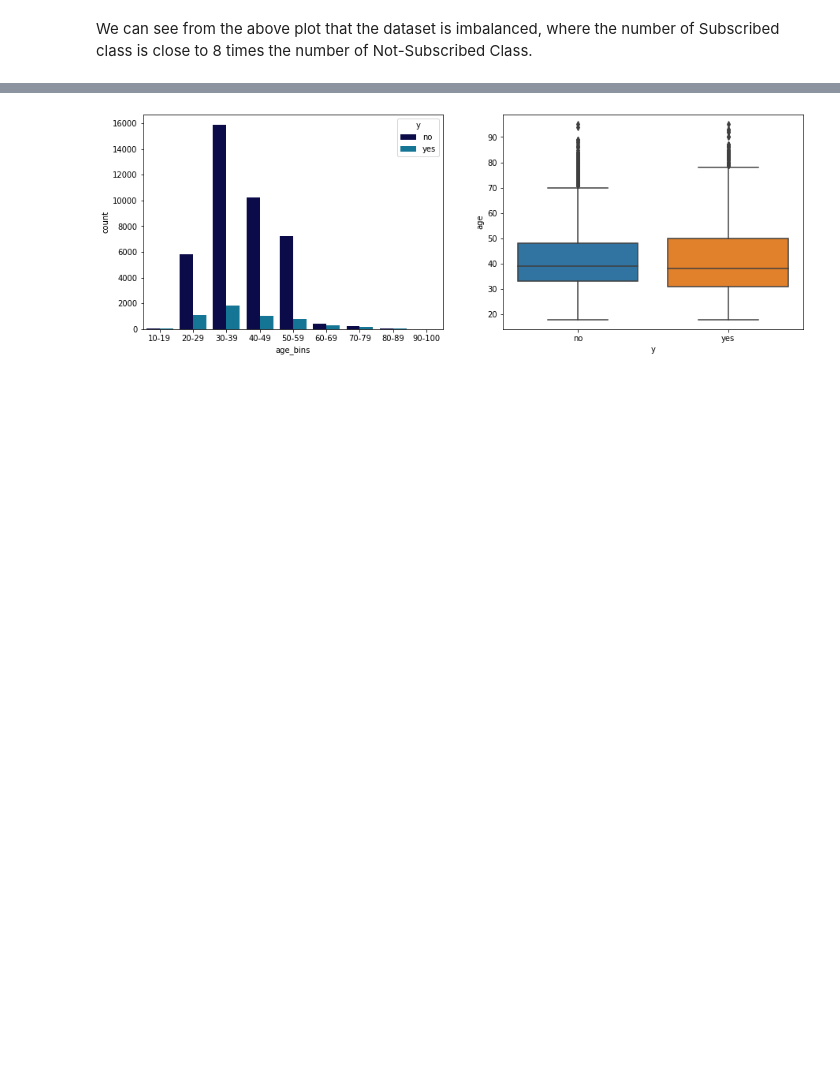
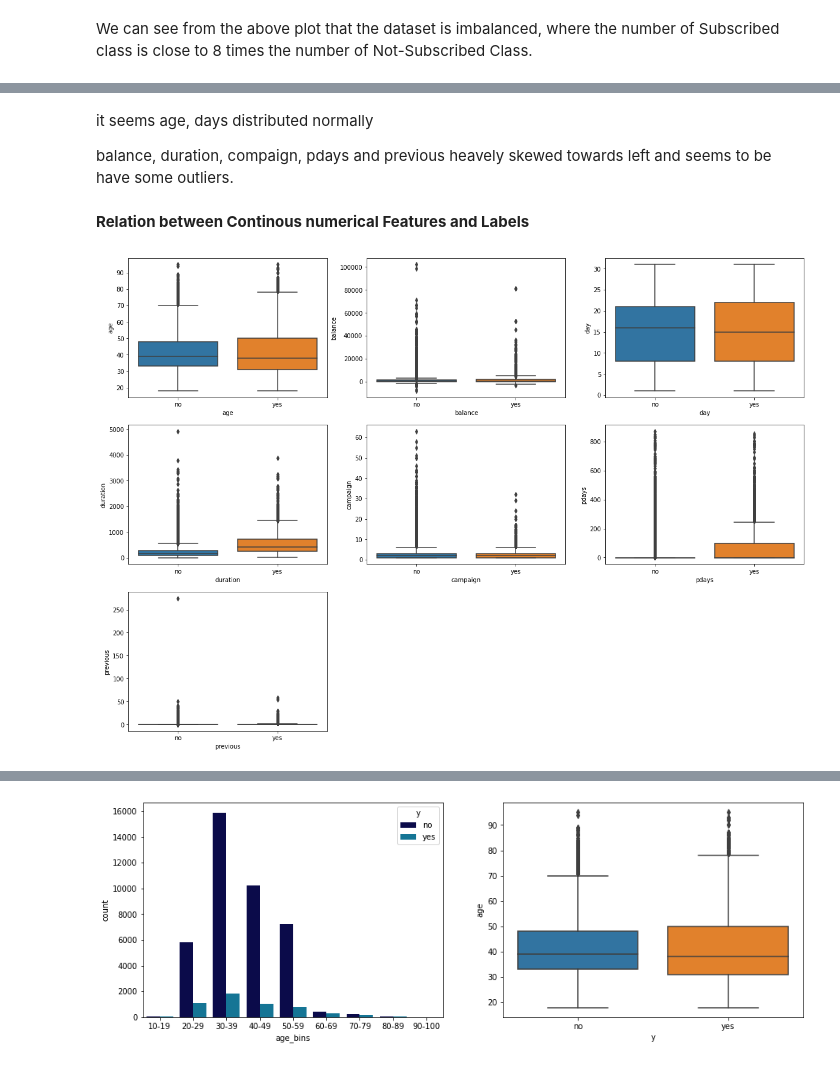
Before and after one commit to niteshgajakosh/Bank-Marketing-Effectiveness-Prediction, a Jupyter notebook: Bank_Marketing_Effectiveness_Prediction_Capstone_Project.ipynb, the cells around one changed output, grey strips where cells are left out. Drawn from its saved outputs; the diff is of its cells as text; code cells hidden in the pictures; blank space fills up the shorter version.

```diff
--- a/Bank_Marketing_Effectiveness_Prediction_Capstone_Project.ipynb
+++ b/Bank_Marketing_Effectiveness_Prediction_Capstone_Project.ipynb
@@ -165,0 +329,18 @@ We can see from the above plot that the dataset is imbalanced, where the number
+# %% [markdown]
+it seems age, days distributed normally
+
+balance, duration, compaign, pdays and previous heavely skewed towards left and seems to be have some outliers.
+# %% [markdown]
+ **Relation between Continous numerical Features and Labels**
+# %%
+#boxplot to show target distribution with respect numerical features
+plt.figure(figsize=(20,60), facecolor='white')
+plotnumber =1
+for feature in continuous_features:
+    ax = plt.subplot(12,3,plotnumber)
+    sns.boxplot(x="y", y= df[feature], data=df)
+    plt.xlabel(feature)
+    plotnumber+=1
+plt.show()
+# %% [output]
+[figure, added]
```
Also changed, not shown: parts of 60 cells of this notebook.
